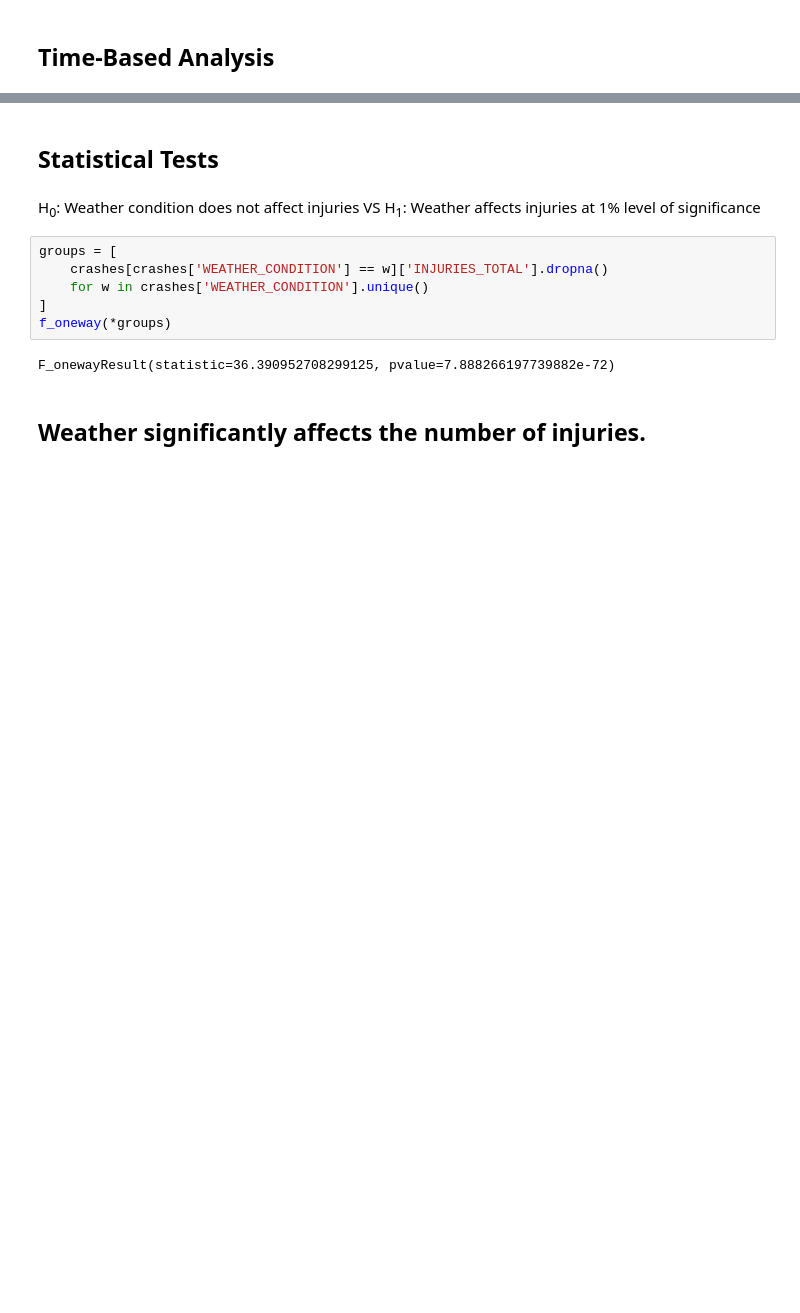
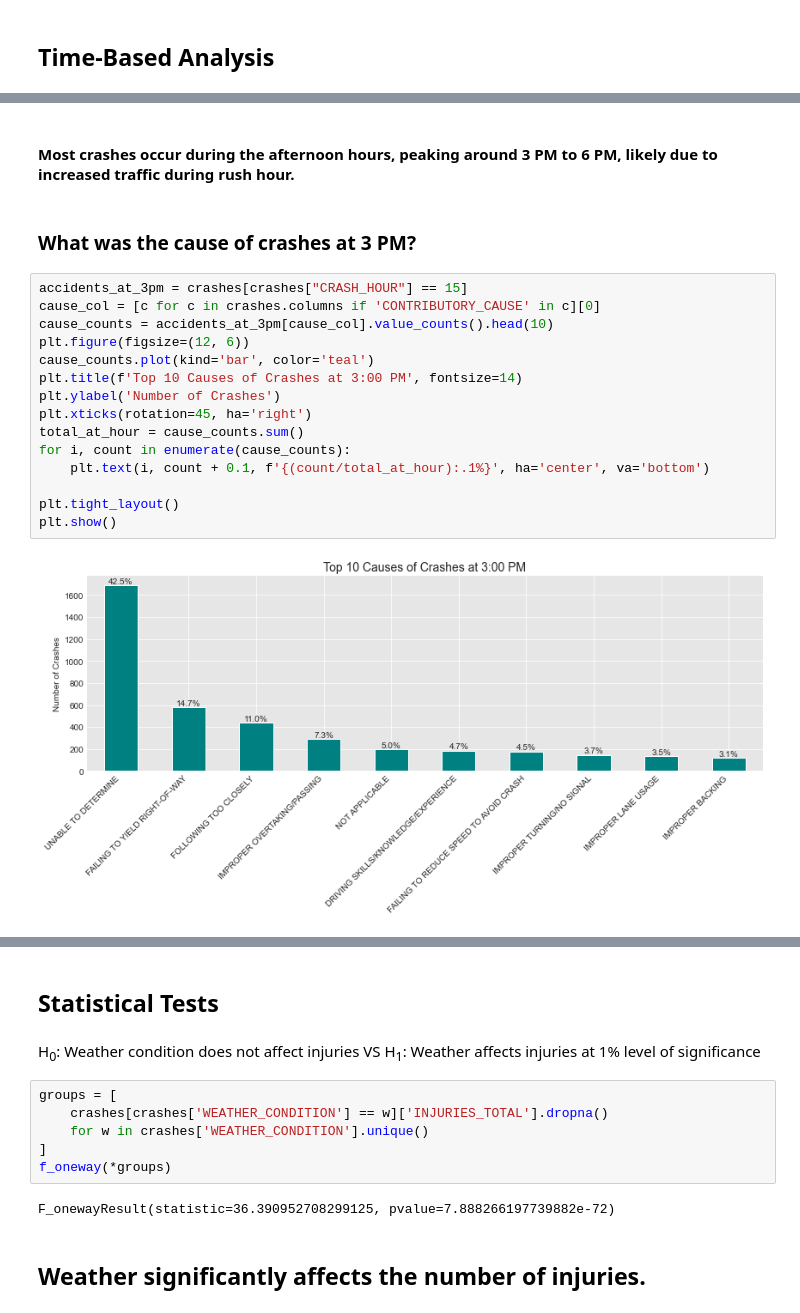
Before and after one commit to Victor-Mufasa/Phase-4-Project, a Jupyter notebook: index.ipynb, the cells around one changed output, grey strips where cells are left out. Cells and saved outputs as stored; diff of their text form; blank space fills up the shorter version.

```diff
--- a/index.ipynb
+++ b/index.ipynb
@@ -229,0 +274,21 @@ plt.title("Crashes by Hour of Day");
+# %% [markdown]
+#### **Most crashes	occur during the afternoon hours, peaking around 3 PM to 6 PM, likely due to increased traffic during rush hour.**
+# %% [markdown]
+### **What was the cause of crashes at 3 PM?**
+# %%
+accidents_at_3pm = crashes[crashes["CRASH_HOUR"] == 15]
+cause_col = [c for c in crashes.columns if 'CONTRIBUTORY_CAUSE' in c][0]
+cause_counts = accidents_at_3pm[cause_col].value_counts().head(10)
+plt.figure(figsize=(12, 6))
+cause_counts.plot(kind='bar', color='teal')
+plt.title(f'Top 10 Causes of Crashes at 3:00 PM', fontsize=14)
+plt.ylabel('Number of Crashes')
+plt.xticks(rotation=45, ha='right')
+total_at_hour = cause_counts.sum()
+for i, count in enumerate(cause_counts):
+    plt.text(i, count + 0.1, f'{(count/total_at_hour):.1%}', ha='center', va='bottom')
+
+plt.tight_layout()
+plt.show()
+# %% [output]
+[figure, added]
```
Also changed, not shown: parts of 35 cells of this notebook.
